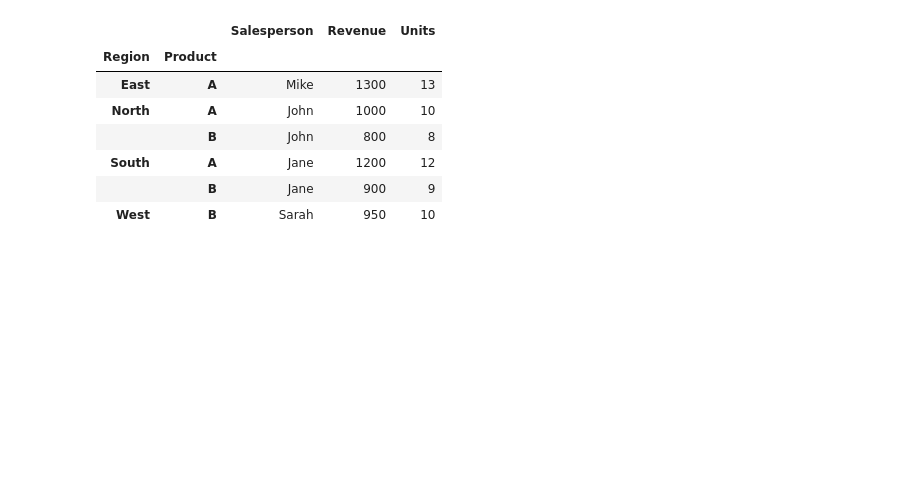
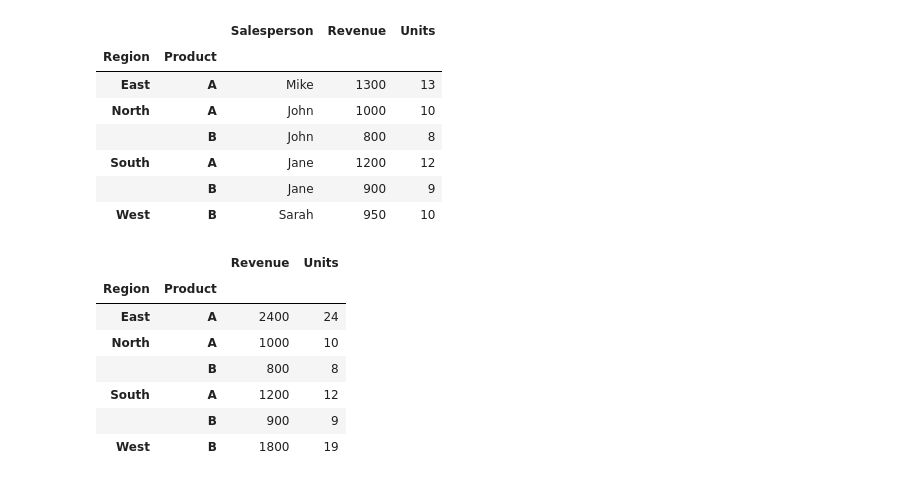
Before and after one commit to KEN-DATALABS/PROJECT-LIST, a Jupyter notebook: OneDrive/Documents/List Project/Project3.ipynb, the cells around one changed output. Drawn from its saved outputs; the diff is of its cells as text; code cells hidden in the pictures; blank space fills up the shorter version.

```diff
--- a/OneDrive/Documents/List Project/Project3.ipynb
+++ b/OneDrive/Documents/List Project/Project3.ipynb
@@ -593,3 +593,14 @@ max_single_sale
 | South | A | Jane | 1200 | 12 |
 |  | B | Jane | 900 | 9 |
 | West | B | Sarah | 950 | 10 |
+# %%
+sales.groupby(['Region','Product'])[['Revenue','Units']].sum()
+# %% [output]
+|  |  | Revenue | Units |
+| Region | Product |  |  |
+| East | A | 2400 | 24 |
+| North | A | 1000 | 10 |
+|  | B | 800 | 8 |
+| South | A | 1200 | 12 |
+|  | B | 900 | 9 |
+| West | B | 1800 | 19 |
```
Also changed, not shown: parts of 2 cells of this notebook, 1 other file.
